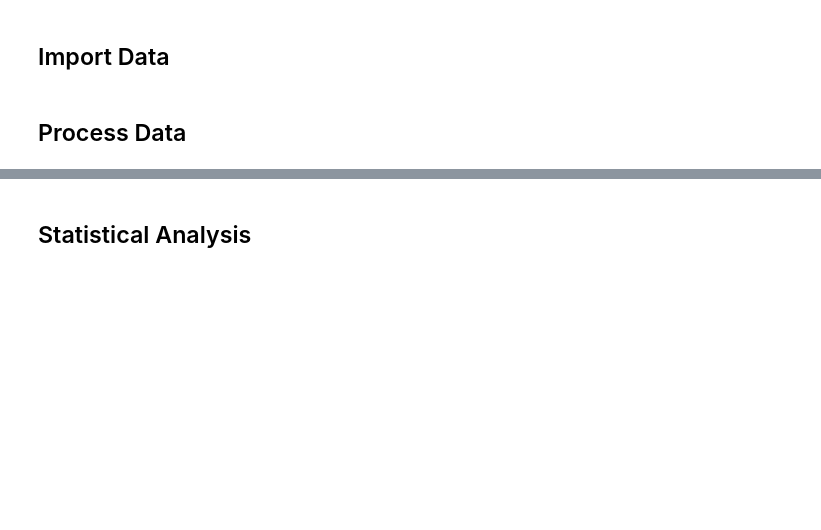
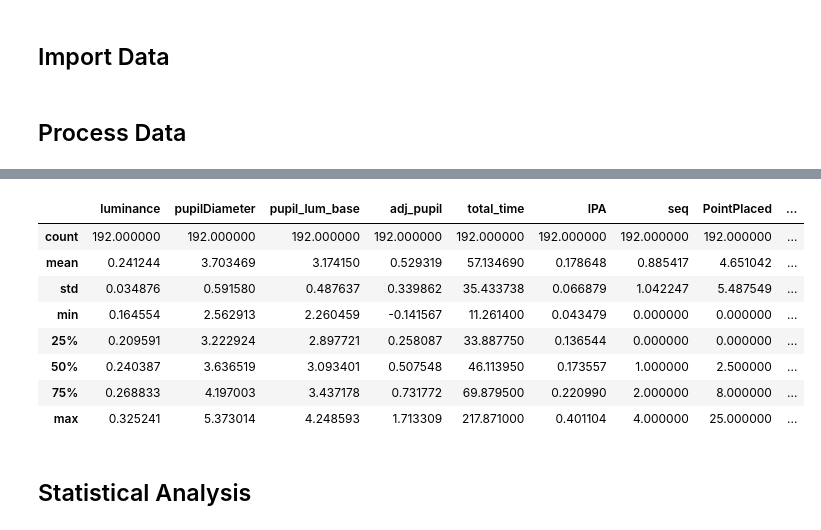
Before and after one commit to courtnicole/3d-path-cognition, a Jupyter notebook: pupil.ipynb, the cells around one changed output, grey strips where cells are left out. Drawn from its saved outputs; the diff is of its cells as text; code cells hidden in the pictures; blank space fills up the shorter version.

```diff
--- a/pupil.ipynb
+++ b/pupil.ipynb
@@ -279,13 +281,13 @@ def process_creation_stats(stream_df):
     creation_stats = creation_stats.drop(columns=['End', 'Start'])
     return creation_stats
 # %%
-def process_discomfort_data(stream_df):
+def process_discomfort_data(stream_df) -> pd.DataFrame:
     discomfort_values = stream_df['SurveyStream'].loc[stream_df['SurveyStream']['SurveyType'] == 'Discomfort', ['time', 'Value', 'ModelID', 'MethodID']]
     discomfort_values['time'] = pd.to_timedelta(discomfort_values['time'], unit='s')
     discomfort_values.reset_index(drop=True, inplace=True)
     return discomfort_values
 # %%
-def process_seq_data(stream_df):
+def process_seq_data(stream_df) -> pd.DataFrame:
     seq_values = stream_df['SurveyStream'].loc[stream_df['SurveyStream']['SurveyType'] == 'SEQ', ['time', 'Value', 'ModelID', 'MethodID']]
     seq_values['time'] = pd.to_timedelta(seq_values['time'], unit='s')
     seq_values.reset_index(drop=True, inplace=True)
@@ -348,9 +350,9 @@ for df in dfs:
     b = result.params['b'].value
     c = result.params['c'].value
 
-    navigation_data = process_navigation_data(pupil_lum_df, df, a, b, c)
+    navigation_data, nav_time = process_navigation_data(pupil_lum_df, df, a, b, c)
     ipa_calc_nav = process_ipa_calc(navigation_data)
-    creation_data = process_creation_data(pupil_lum_df, df, a, b, c)
+    creation_data, crt_time = process_creation_data(pupil_lum_df, df, a, b, c)
     ipa_calc_crt = process_ipa_calc(creation_data)
     creation_stats = process_creation_stats(df)
     discomfort = process_discomfort_data(df)
@@ -364,8 +366,10 @@ for df in dfs:
     seq_trials = seq.groupby(['ModelID', 'MethodID'])
 
     nav_data = {}
+    nav_total_time = {}
     ipa_nav_data = {}
     crt_data = {}
+    crt_total_time = {}
     ipa_crt_data = {}
     discomfort_data = {}
     seq_crt = {}
@@ -374,24 +378,28 @@ for df in dfs:
     for i in range(4):
         for j in range(2,4):
             nav_data[(id, i, j)] = nav_trials.get_group((i,j)).mean()
+            nav_total_time[(id, i, j)] = nav_time[(2*i + (j-2))]
             ipa_nav_data[(id, i, j)] = ipa_nav_trials.get_group((i,j)).mean()
             discomfort_data[(id, i, j)] = discomfort_trials.get_group((i,j)).mean()
-            seq_crt[(id, i, j)] = seq_trials.get_group((i,j)).mean()
+            seq_nav[(id, i, j)] = seq_trials.get_group((i,j)).mean()
 
     for i in range(4):
         for j in range(0,2):
             crt_data[(id, i, j)] = crt_trials.get_group((i,j)).mean()
+            crt_total_time[(id, i, j)] = crt_time[(2*i + j)]
             ipa_crt_data[(id, i, j)] = ipa_crt_trials.get_group((i,j)).mean()
-            seq_nav[(id, i, j)] = seq_trials.get_group((i,j)).mean()
+            seq_crt[(id, i, j)] = seq_trials.get_group((i,j)).mean()
 
     nav_index = pd.MultiIndex.from_product([[id], model_cats.categories, method_cats.categories[0:2]], names=data_names)
     crt_index = pd.MultiIndex.from_product([[id], model_cats.categories, method_cats.categories[2:4]], names=data_names)
 
     nav_data = pd.concat(nav_data, axis=1, names=data_names).T
+    nav_data['total_time'] = nav_total_time
     nav_data.index = nav_index
     nav_data.drop(columns=['time', 'modelID', 'methodID'], inplace=True)
 
     crt_data = pd.concat(crt_data, axis=1, names=data_names).T
+    crt_data['total_time'] = crt_total_time
     crt_data.index = crt_index
     crt_data.drop(columns=['time', 'modelID', 'methodID'], inplace=True)
 
@@ -421,11 +429,9 @@ for df in dfs:
     seq_crt.drop(columns=['time', 'ModelID', 'MethodID', 'Value'], inplace=True)
 
     df_crt = pd.concat([crt_data, ipa_crt_data, seq_crt, creation_stats], axis=0).stack().unstack()
-    df_crt['PointPlaced'] = df_crt['PointPlaced'].astype(int).fillna(0)
-    df_crt['Move'] = df_crt['Move'].astype(int).fillna(0)
-    df_crt['PointDeleted'] = df_crt['PointDeleted'].astype(int).fillna(0)
-    df_crt['Draw'] = df_crt['Draw'].astype(int).fillna(0)
-    df_crt['Erase'] = df_crt['Erase'].astype(int).fillna(0)
+    df_crt.loc[(slice(None), slice(None), slice(None)), ('Draw', 'Erase', 'PointPlaced', 'Move', 'PointDeleted')] = df_crt.loc[(slice(None), slice(None), slice(None)), ('Draw', 'Erase', 'PointPlaced', 'Move', 'PointDeleted')].astype(int)
+    df_crt.loc[(slice(None), slice(None), 'unimanual'), ('Draw', 'Erase')] = df_crt.loc[(slice(None), slice(None), 'unimanual'), ('Draw', 'Erase')].astype(int).fillna(0)
+    df_crt.loc[(slice(None), slice(None), 'bimanual'), ('PointPlaced', 'Move', 'PointDeleted')] = df_crt.loc[(slice(None), slice(None), 'bimanual'), ('PointPlaced', 'Move', 'PointDeleted')].astype(int).fillna(0)
 
     df_nav = pd.concat([nav_data, ipa_nav_data, discomfort_data, seq_nav], axis=0).stack().unstack()
 
@@ -435,12 +441,17 @@ for df in dfs:
 user_data_nav = pd.concat(user_dfs_nav)
 nav_index = pd.MultiIndex.from_product([ids, model_cats.categories, method_cats.categories[0:2]], names=data_names)
 user_data_nav.index = nav_index
-nav_dtype = {'luminance': 'float64', 'pupilDiameter': 'float64', 'pupil_lum_base': 'float64', 'adj_pupil': 'float64', 'IPA': 'float64', 'discomfort': 'int32', 'seq': 'int32'}
+nav_dtype = {'luminance': 'float64', 'pupilDiameter': 'float64', 'pupil_lum_base': 'float64', 'adj_pupil': 'float64', 'IPA': 'float64', 'discomfort': 'int32', 'seq': 'int32', 'total_time': 'float64'}
 user_data_nav = user_data_nav.astype(nav_dtype)
 
+short_nav = user_data_nav['total_time'] < 10
+user_data_nav = user_data_nav[~short_nav]
 
 user_data_crt = pd.concat(user_dfs_crt)
 crt_index = pd.MultiIndex.from_product([ids, model_cats.categories, method_cats.categories[2:4]], names=data_names)
 user_data_crt.index = crt_index
-crt_dtype = {'luminance' : 'float64', 'pupilDiameter' : 'float64', 'pupil_lum_base' : 'float64', 'adj_pupil' : 'float64', 'IPA' : 'float64', 'seq' : 'int32', 'PointPlaced' : 'int32', 'Move' : 'int32', 'Draw' : 'int32', 'Erase' : 'int32', 'PointDeleted' : 'int32'}
+crt_dtype = {'luminance' : 'float64', 'pupilDiameter' : 'float64', 'pupil_lum_base' : 'float64', 'adj_pupil' : 'float64', 'IPA' : 'float64', 'seq' : 'int32', 'PointPlaced' : 'int32', 'Move' : 'int32', 'Draw' : 'int32', 'Erase' : 'int32', 'PointDeleted' : 'int32', 'total_time': 'float64'}
 user_data_crt = user_data_crt.astype(crt_dtype)
+
+short_crt = user_data_crt['total_time'] < 10
+user_data_crt = user_data_crt[~short_crt]
@@ -460,3 +492,15 @@ Uncomment to view the traces of the eye diameter data for all participants.
+# %%
+user_data_crt.describe()
+# %% [output]
+|  | luminance | pupilDiameter | pupil_lum_base | adj_pupil | total_time | IPA | seq | PointPlaced | ... |
+| count | 192.000000 | 192.000000 | 192.000000 | 192.000000 | 192.000000 | 192.000000 | 192.000000 | 192.000000 | ... |
+| mean | 0.241244 | 3.703469 | 3.174150 | 0.529319 | 57.134690 | 0.178648 | 0.885417 | 4.651042 | ... |
+| std | 0.034876 | 0.591580 | 0.487637 | 0.339862 | 35.433738 | 0.066879 | 1.042247 | 5.487549 | ... |
+| min | 0.164554 | 2.562913 | 2.260459 | -0.141567 | 11.261400 | 0.043479 | 0.000000 | 0.000000 | ... |
+| 25% | 0.209591 | 3.222924 | 2.897721 | 0.258087 | 33.887750 | 0.136544 | 0.000000 | 0.000000 | ... |
+| 50% | 0.240387 | 3.636519 | 3.093401 | 0.507548 | 46.113950 | 0.173557 | 1.000000 | 2.500000 | ... |
+| 75% | 0.268833 | 4.197003 | 3.437178 | 0.731772 | 69.879500 | 0.220990 | 2.000000 | 8.000000 | ... |
+| max | 0.325241 | 5.373014 | 4.248593 | 1.713309 | 217.871000 | 0.401104 | 4.000000 | 25.000000 | ... |
 # %% [markdown]
 ## Statistical Analysis
 # %% [markdown]
```
Also changed, not shown: parts of 13 cells of this notebook.
